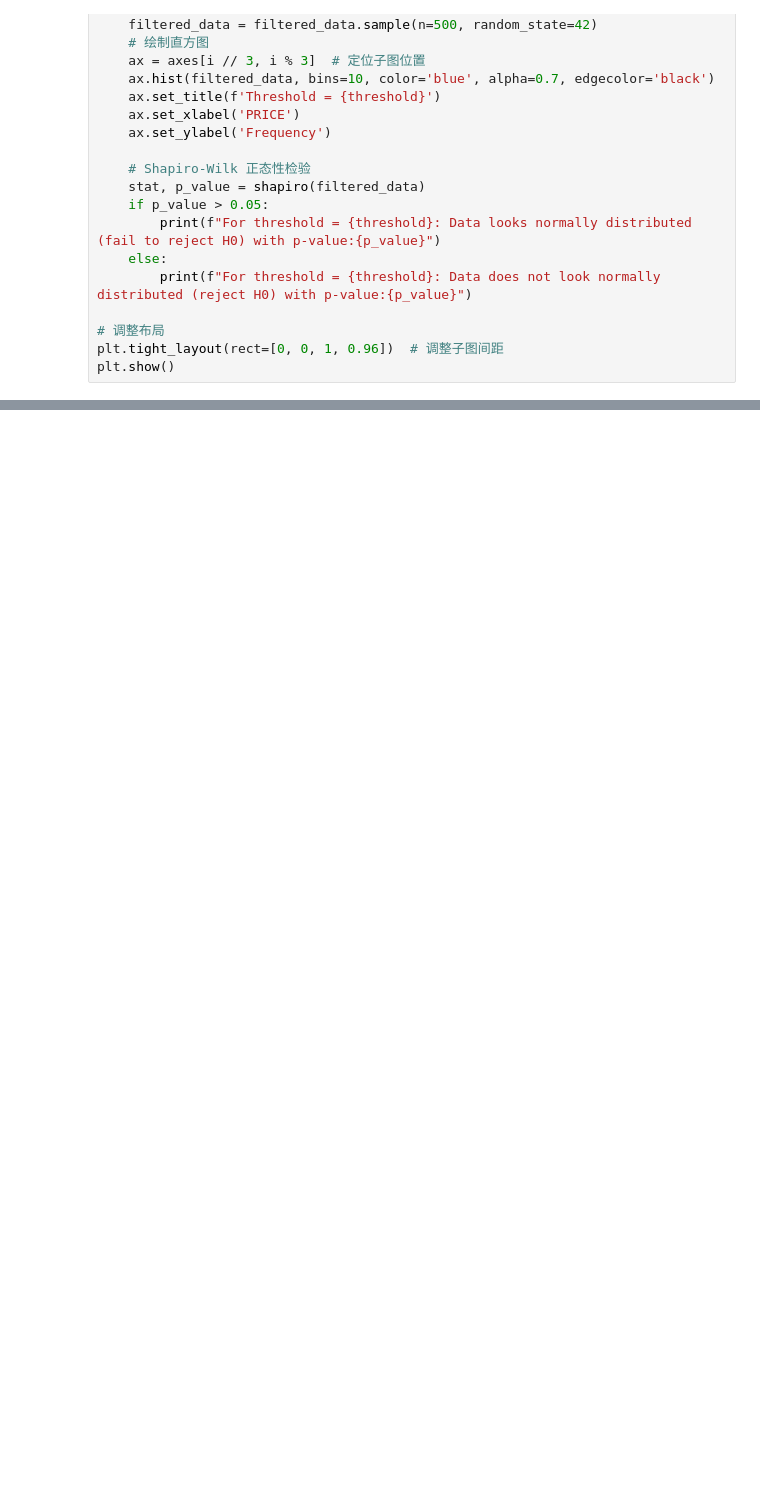
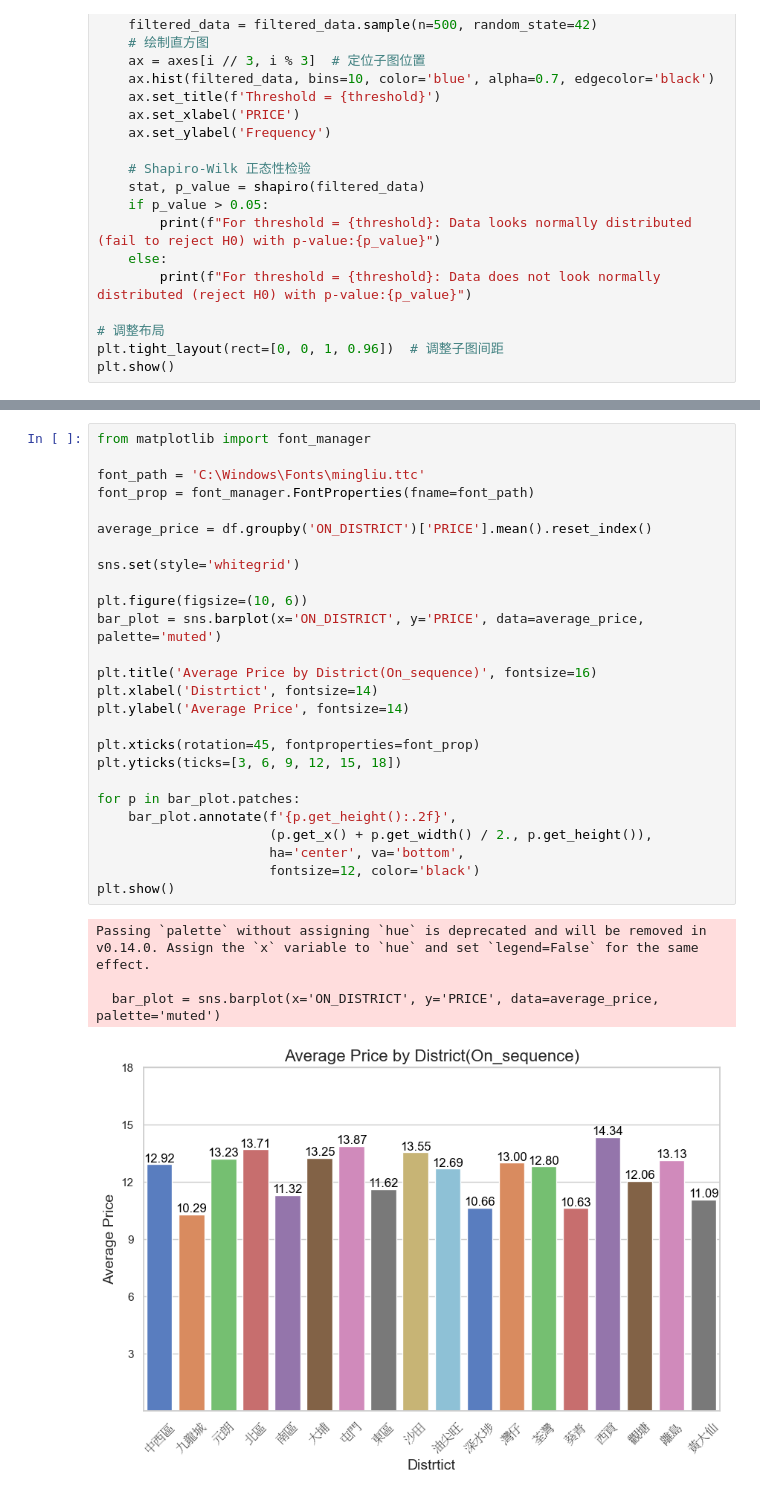
Before and after one commit to feiyiLB/comp3522, a Jupyter notebook: Notebooks/EDA_LB.ipynb, the cells around one changed output, grey strips where cells are left out. Drawn from its saved outputs; the diff is of its cells as text; blank space fills up the shorter version.

```diff
--- a/Notebooks/EDA_LB.ipynb
+++ b/Notebooks/EDA_LB.ipynb
@@ -60,0 +118,31 @@ plt.show()
+# %%
+from matplotlib import font_manager
+
+font_path = 'C:\Windows\Fonts\mingliu.ttc'
+font_prop = font_manager.FontProperties(fname=font_path)
+
+average_price = df.groupby('ON_DISTRICT')['PRICE'].mean().reset_index()
+
+sns.set(style='whitegrid')
+
+plt.figure(figsize=(10, 6))
+bar_plot = sns.barplot(x='ON_DISTRICT', y='PRICE', data=average_price, palette='muted')
+
+plt.title('Average Price by District(On_sequence)', fontsize=16)
+plt.xlabel('Distrtict', fontsize=14)
+plt.ylabel('Average Price', fontsize=14)
+
+plt.xticks(rotation=45, fontproperties=font_prop)
+plt.yticks(ticks=[3, 6, 9, 12, 15, 18])
+
+for p in bar_plot.patches:
+    bar_plot.annotate(f'{p.get_height():.2f}',
+                      (p.get_x() + p.get_width() / 2., p.get_height()),
+                      ha='center', va='bottom',
+                      fontsize=12, color='black')
+plt.show()
+# %% [output]
+Passing `palette` without assigning `hue` is deprecated and will be removed in v0.14.0. Assign the `x` variable to `hue` and set `legend=False` for the same effect.
+
+  bar_plot = sns.barplot(x='ON_DISTRICT', y='PRICE', data=average_price, palette='muted')
+[figure, added]
```
Also changed, not shown: parts of 16 cells of this notebook, 6 other files.
